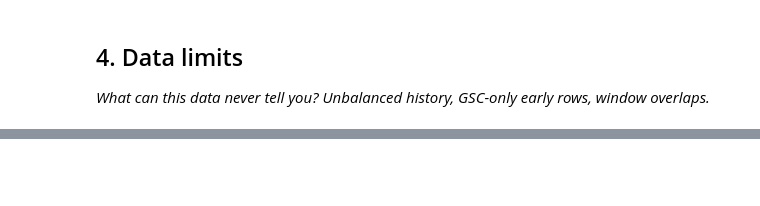
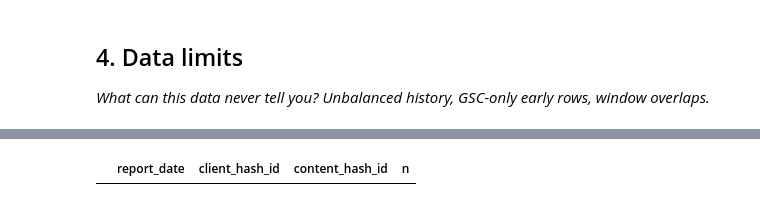
Before and after one commit to janaadarwish/flyrank-ml-internship, a Jupyter notebook: work/notebooks/w03_data_contract.ipynb, the cells around one changed output, grey strips where cells are left out. Cells and saved outputs as stored; diff of their text form; code cells hidden in the pictures; blank space fills up the shorter version.

```diff
--- a/work/notebooks/w03_data_contract.ipynb
+++ b/work/notebooks/w03_data_contract.ipynb
@@ -34,0 +24,10 @@ print(con.sql(f"DESCRIBE SELECT * FROM read_parquet('{TABLE}', hive_partitioning
+# %%
+!pip -q install huggingface_hub
+from huggingface_hub import HfApi
+from google.colab import userdata
+
+api = HfApi(token=userdata.get("HF_TOKEN"))
+files = api.list_repo_files("FlyRank/internship-warehouse", repo_type="dataset")
+for f in files[:60]:
+    print(f)
+print("total files:", len(files))
@@ -63,0 +91,22 @@ LIMIT 10
+# %%
+import duckdb
+from huggingface_hub import hf_hub_download
+from google.colab import userdata
+
+TOKEN = userdata.get("HF_TOKEN")
+REPO = "FlyRank/internship-warehouse"
+
+try:
+    FACT = hf_hub_download(REPO, "fact_content_daily_performance/month=2026-03/data_0.parquet",
+                           repo_type="dataset", token=TOKEN)
+    DIM_CONTENT = hf_hub_download(REPO, "dim_content.parquet", repo_type="dataset", token=TOKEN)
+    DIM_CLIENTS = hf_hub_download(REPO, "dim_clients.parquet", repo_type="dataset", token=TOKEN)
+    print("Downloads OK")
+except Exception as e:
+    print(type(e).__name__, str(e)[:300])
+    raise
+
+con = duckdb.connect()
+for name, path in [("FACT", FACT), ("dim_content", DIM_CONTENT), ("dim_clients", DIM_CLIENTS)]:
+    print("=====", name)
+    print(con.sql(f"DESCRIBE SELECT * FROM read_parquet('{path}')").df()[["column_name", "column_type"]].to_string())
@@ -64,2 +139,12 @@ LIMIT 10
+# %%
+con.sql(f"""
+SELECT report_date, client_hash_id, content_hash_id, COUNT(*) AS n
+FROM read_parquet('{FACT}')
+GROUP BY report_date, client_hash_id, content_hash_id
+HAVING COUNT(*) > 1
+LIMIT 10
+""").df()
+# %% [output]
+|  | report_date | client_hash_id | content_hash_id | n |
 # %%
 con.sql(f"""
```
Also changed, not shown: parts of 23 cells of this notebook.
